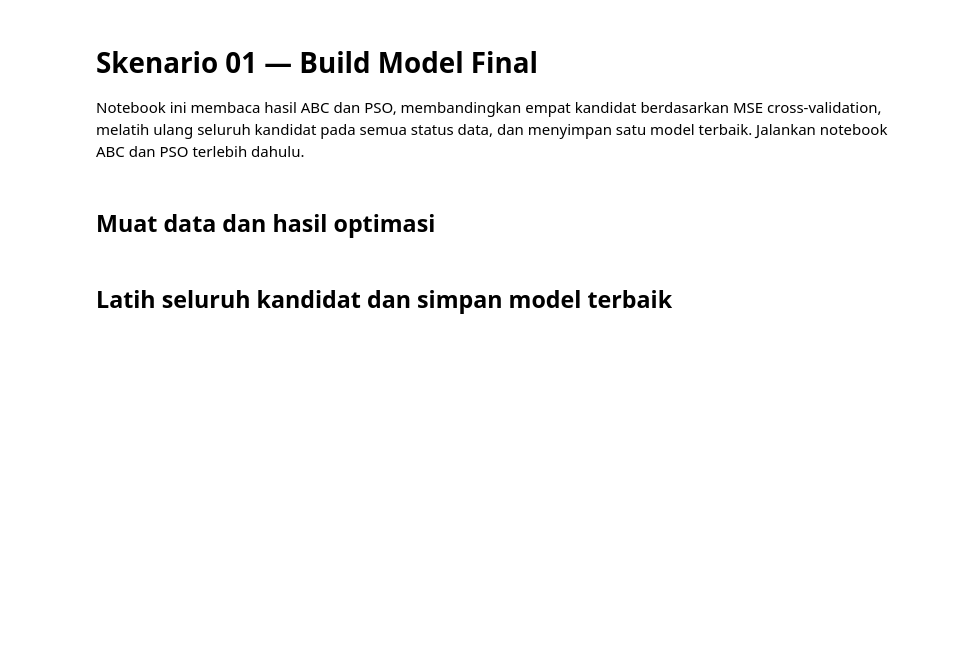
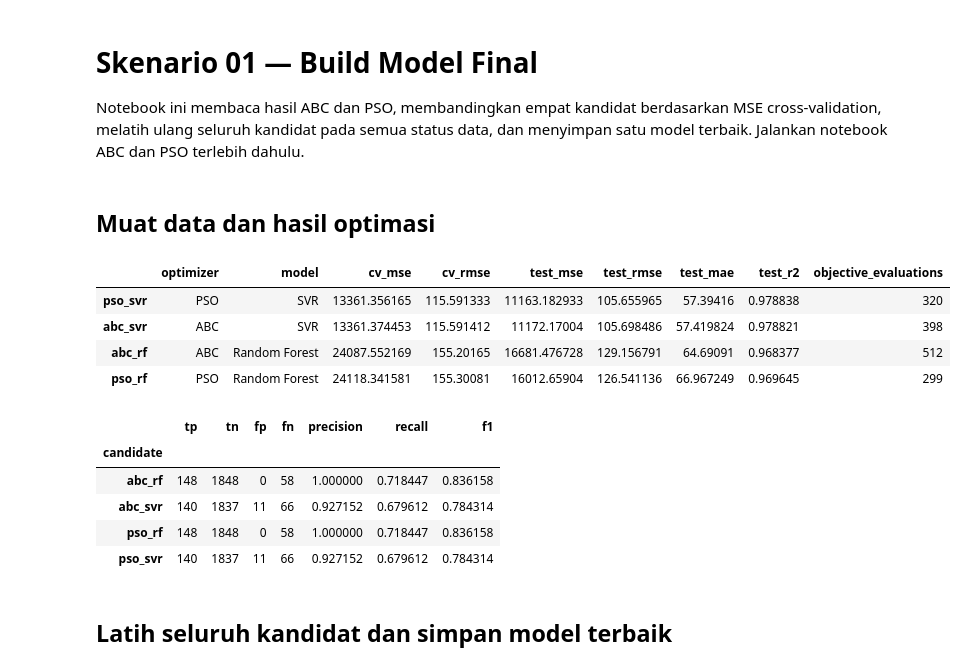
Before and after one commit to citra-leap-solution/vehicle-health-forecasting, a Jupyter notebook: newcode/scenarios/01_RF_SVR_data_single/Build_Models.ipynb, the cells around one changed output. Drawn from its saved outputs; the diff is of its cells as text; code cells hidden in the pictures; blank space fills up the shorter version.

```diff
--- a/newcode/scenarios/01_RF_SVR_data_single/Build_Models.ipynb
+++ b/newcode/scenarios/01_RF_SVR_data_single/Build_Models.ipynb
@@ -11,7 +11,9 @@ import joblib
 import matplotlib.pyplot as plt
 import numpy as np
 import pandas as pd
+from IPython.display import display
 from sklearn.ensemble import RandomForestRegressor
+from sklearn.metrics import mean_absolute_error, mean_squared_error, r2_score
 from sklearn.pipeline import Pipeline
 from sklearn.preprocessing import StandardScaler
 from sklearn.svm import SVR
@@ -33,6 +35,7 @@ TARGET_COL = "sisa jam"
 FEATURE_COLS = SENSOR_COLS.copy()
 DATA_FILE = "datas/Data_PT.Amanah_Critical_Break.xlsx"
 MAX_RUL = 2550.0
+PRIMARY_THRESHOLD = 250
 # %% [markdown]
 ## Muat data dan hasil optimasi
 # %%
@@ -49,34 +52,62 @@ def prepare_data(root):
         data[col] = pd.to_numeric(data[col], errors="coerce")
     data[LIFE_COL] = pd.to_numeric(data[LIFE_COL], errors="coerce")
     data[STATUS_COL] = data[STATUS_COL].astype("string").str.strip().str.casefold()
     break_hour = data.loc[data[STATUS_COL].eq("break"), LIFE_COL].max()
     if pd.isna(break_hour):
         raise ValueError("Baris berstatus Break diperlukan untuk membentuk target sisa jam")
     data[TARGET_COL] = (break_hour - data[LIFE_COL]).clip(lower=0, upper=MAX_RUL)
     data = data.dropna(subset=[*FEATURE_COLS, STATUS_COL, TARGET_COL]).copy()
     return data, float(break_hour)
 
 root = find_root()
 scenario_dir = root / "newcode/scenarios/01_RF_SVR_data_single"
 artifact_dir = scenario_dir / "artifacts"
 model_dir = scenario_dir / "models"
 model_dir.mkdir(parents=True, exist_ok=True)
 data, break_hour = prepare_data(root)
 candidates = {}
 for optimizer in ["abc", "pso"]:
     for kind in ["rf", "svr"]:
         key = f"{optimizer}_{kind}"
         path = artifact_dir / key / "metrics.json"
         if not path.exists():
             raise FileNotFoundError(f"Hasil belum tersedia: {path}. Jalankan notebook optimasi terkait.")
         item = json.loads(path.read_text(encoding="utf-8"))
         if item.get("data_scope") != "all_status":
             raise ValueError(f"Artefak {key} masih memakai filter Critical. Jalankan ulang notebook optimasi.")
         if item.get("feature_scope") != "sensor_only":
             raise ValueError(f"Artefak {key} masih memakai lifetime sebagai fitur. Jalankan ulang notebook optimasi.")
+        if not item.get("threshold_metrics"):
+            raise ValueError(f"Artefak {key} belum memiliki validasi ambang batas. Jalankan ulang notebook optimasi.")
         candidates[key] = item
 comparison = pd.DataFrame(candidates).T.sort_values("cv_mse")
-comparison[["optimizer", "model", "cv_rmse", "test_rmse", "test_mae", "test_r2"]]
+metric_cols = [
+    "optimizer", "model", "cv_mse", "cv_rmse",
+    "test_mse", "test_rmse", "test_mae", "test_r2", "objective_evaluations",
+]
+threshold_rows = []
+for key, item in candidates.items():
+    for row in item["threshold_metrics"]:
+        threshold_rows.append({"candidate": key, **row})
+threshold_comparison = pd.DataFrame(threshold_rows)
+primary_cv = threshold_comparison.loc[
+    threshold_comparison["scope"].eq("cv_oof")
+    & threshold_comparison["threshold"].eq(PRIMARY_THRESHOLD)
+].set_index("candidate")
+display(comparison[metric_cols])
+display(primary_cv[["tp", "tn", "fp", "fn", "precision", "recall", "f1"]])
+# %% [output]
+|  | optimizer | model | cv_mse | cv_rmse | test_mse | test_rmse | test_mae | test_r2 | objective_evaluations |
+| pso_svr | PSO | SVR | 13361.356165 | 115.591333 | 11163.182933 | 105.655965 | 57.39416 | 0.978838 | 320 |
+| abc_svr | ABC | SVR | 13361.374453 | 115.591412 | 11172.17004 | 105.698486 | 57.419824 | 0.978821 | 398 |
+| abc_rf | ABC | Random Forest | 24087.552169 | 155.20165 | 16681.476728 | 129.156791 | 64.69091 | 0.968377 | 512 |
+| pso_rf | PSO | Random Forest | 24118.341581 | 155.30081 | 16012.65904 | 126.541136 | 66.967249 | 0.969645 | 299 |
+|  | tp | tn | fp | fn | precision | recall | f1 |
+| candidate |  |  |  |  |  |  |  |
+| abc_rf | 148 | 1848 | 0 | 58 | 1.000000 | 0.718447 | 0.836158 |
+| abc_svr | 140 | 1837 | 11 | 66 | 0.927152 | 0.679612 | 0.784314 |
+| pso_rf | 148 | 1848 | 0 | 58 | 1.000000 | 0.718447 | 0.836158 |
+| pso_svr | 140 | 1837 | 11 | 66 | 0.927152 | 0.679612 | 0.784314 |
 # %% [markdown]
 ## Latih seluruh kandidat dan simpan model terbaik
 # %%
```
Also changed, not shown: parts of 1 cell of this notebook, 2 other files.
